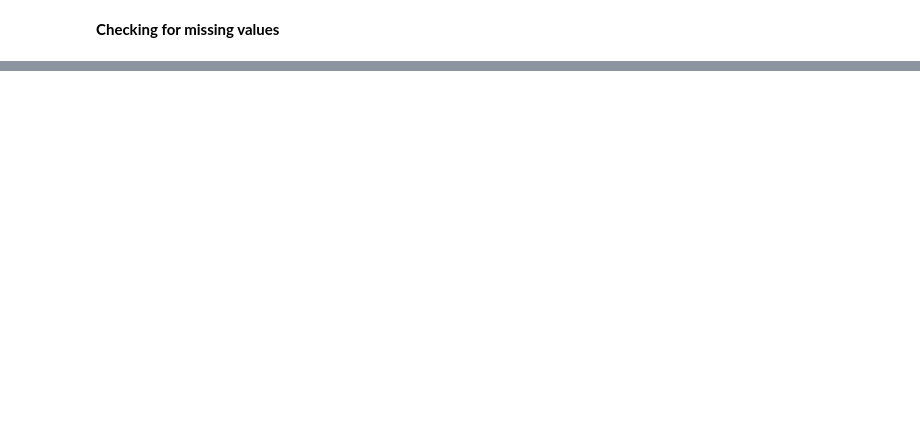
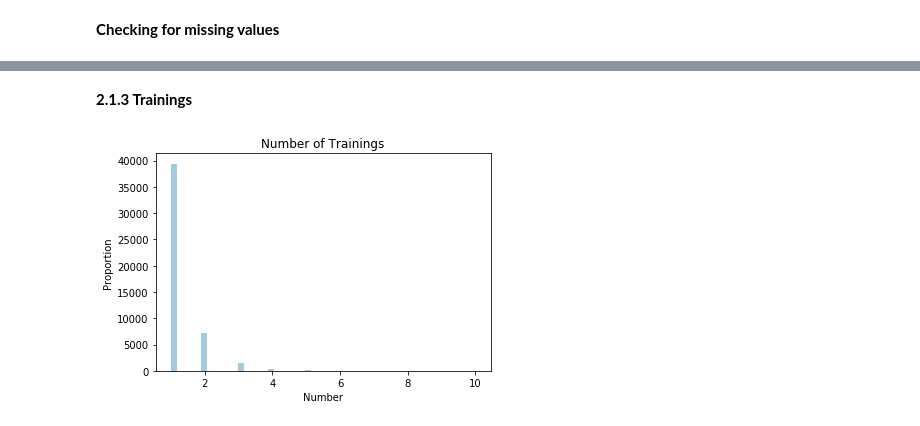
Before and after one commit to Angps1995/Employee_Promotion_Prediction, a Jupyter notebook: WNS_Analytics_Wizard _2018_Competition.ipynb, the cells around one changed output, grey strips where cells are left out. Cells and saved outputs as stored; diff of their text form; code cells hidden in the pictures; blank space fills up the shorter version.

```diff
--- a/WNS_Analytics_Wizard _2018_Competition.ipynb
+++ b/WNS_Analytics_Wizard _2018_Competition.ipynb
@@ -269,0 +227,11 @@ for i in train.columns:
+# %% [markdown]
+**2.1.3 Trainings**
+# %%
+ax=sns.distplot(train["no_of_trainings"],kde=False)
+plt.title("Number of Trainings")
+plt.xlabel("Number")
+plt.ylabel("Proportion")
+for txt in ax.texts:
+    txt.set_visible(False)
+# %% [output]
+[figure, added]
```
Also changed, not shown: parts of 89 cells of this notebook, 2 other files.
